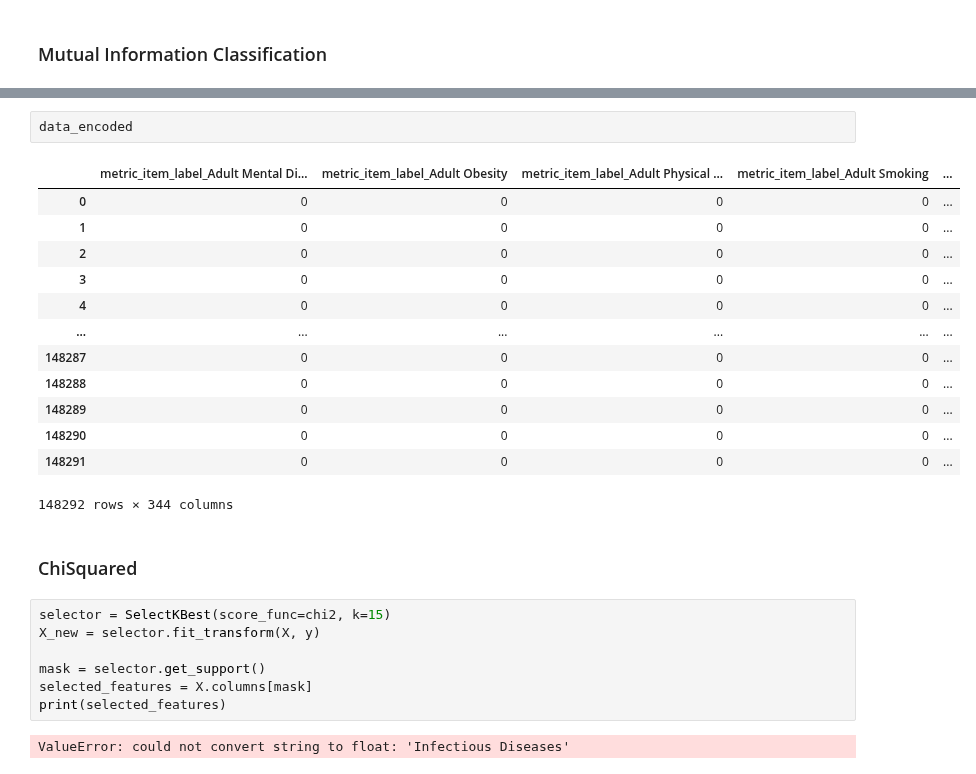
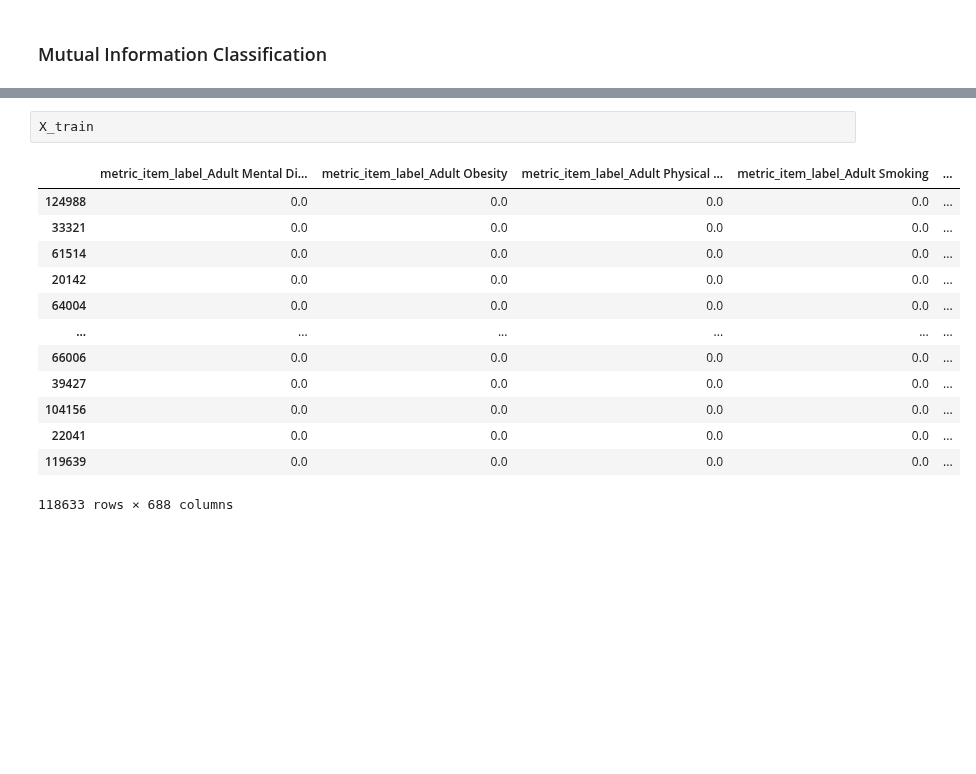
Before and after one commit to kohlerch/G4C-Project, a Jupyter notebook: Project/big-cities-health/PreProcessing.ipynb, the cells around one changed output, grey strips where cells are left out. Drawn from its saved outputs; the diff is of its cells as text; blank space fills up the shorter version.

```diff
--- a/Project/big-cities-health/PreProcessing.ipynb
+++ b/Project/big-cities-health/PreProcessing.ipynb
@@ -314,27 +334,16 @@ ValueError: could not convert string to float: 'Infectious Diseases'
-# %%
-data_encoded
-# %% [output]
-|  | metric_item_label_Adult Mental Di... | metric_item_label_Adult Obesity | metric_item_label_Adult Physical ... | metric_item_label_Adult Smoking | ... |
-| 0 | 0 | 0 | 0 | 0 | ... |
-| 1 | 0 | 0 | 0 | 0 | ... |
-| 2 | 0 | 0 | 0 | 0 | ... |
-| 3 | 0 | 0 | 0 | 0 | ... |
-| 4 | 0 | 0 | 0 | 0 | ... |
-| ... | ... | ... | ... | ... | ... |
-| 148287 | 0 | 0 | 0 | 0 | ... |
-| 148288 | 0 | 0 | 0 | 0 | ... |
-| 148289 | 0 | 0 | 0 | 0 | ... |
-| 148290 | 0 | 0 | 0 | 0 | ... |
-| 148291 | 0 | 0 | 0 | 0 | ... |
-148292 rows × 344 columns
-# %% [markdown]
-### ChiSquared
-# %%
-selector = SelectKBest(score_func=chi2, k=15)
-X_new = selector.fit_transform(X, y)
-
-mask = selector.get_support()
-selected_features = X.columns[mask]
-print(selected_features)
-# %% [output]
-ValueError: could not convert string to float: 'Infectious Diseases'
+# %%
+X_train
+# %% [output]
+|  | metric_item_label_Adult Mental Di... | metric_item_label_Adult Obesity | metric_item_label_Adult Physical ... | metric_item_label_Adult Smoking | ... |
+| 124988 | 0.0 | 0.0 | 0.0 | 0.0 | ... |
+| 33321 | 0.0 | 0.0 | 0.0 | 0.0 | ... |
+| 61514 | 0.0 | 0.0 | 0.0 | 0.0 | ... |
+| 20142 | 0.0 | 0.0 | 0.0 | 0.0 | ... |
+| 64004 | 0.0 | 0.0 | 0.0 | 0.0 | ... |
+| ... | ... | ... | ... | ... | ... |
+| 66006 | 0.0 | 0.0 | 0.0 | 0.0 | ... |
+| 39427 | 0.0 | 0.0 | 0.0 | 0.0 | ... |
+| 104156 | 0.0 | 0.0 | 0.0 | 0.0 | ... |
+| 22041 | 0.0 | 0.0 | 0.0 | 0.0 | ... |
+| 119639 | 0.0 | 0.0 | 0.0 | 0.0 | ... |
+118633 rows × 688 columns
```
Also changed, not shown: parts of 9 cells of this notebook, 1 other file.
